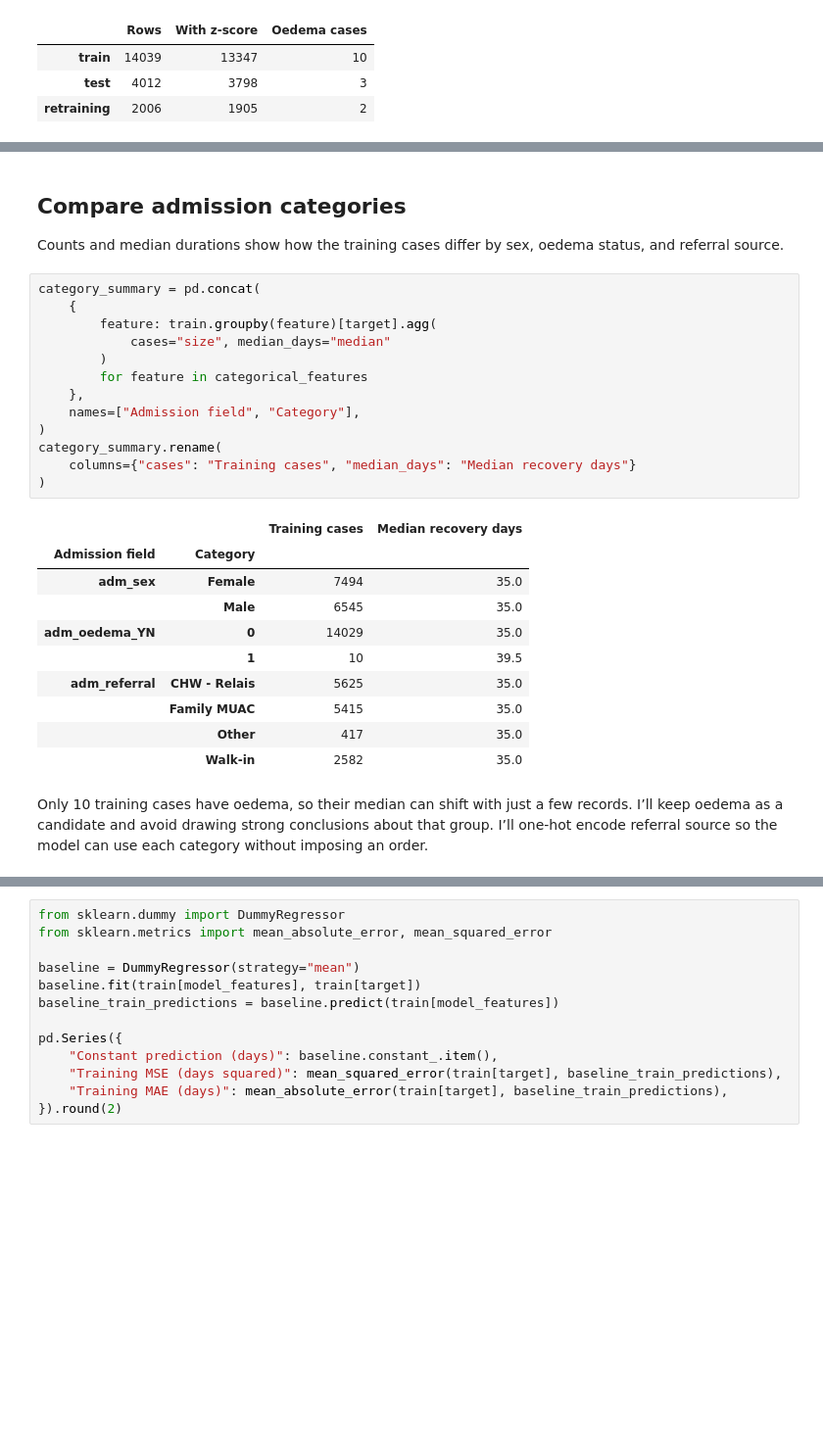
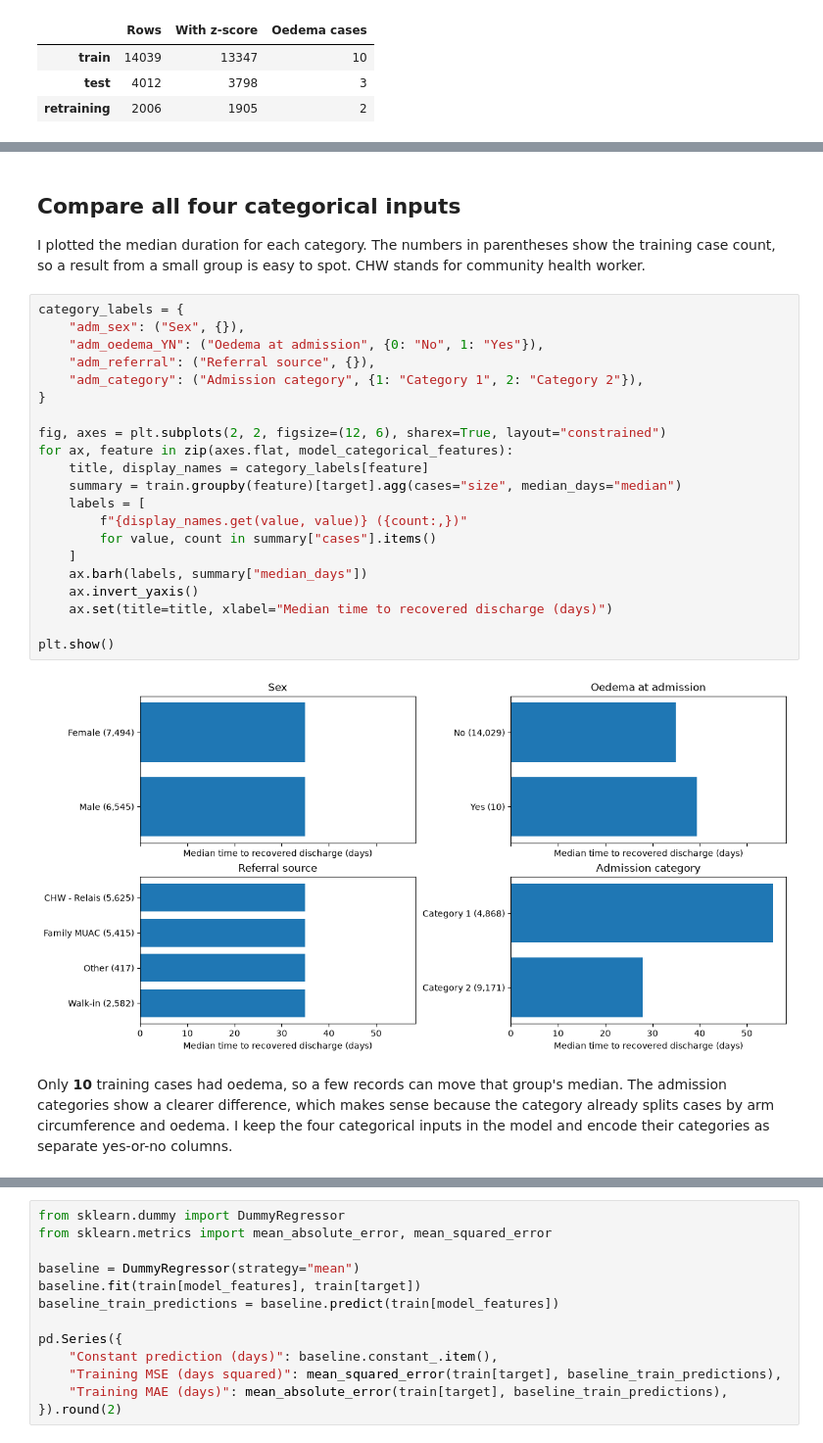
Before and after one commit to Mich-O/linear_regression_model, a Jupyter notebook: summative/linear_regression/multivariate.ipynb, the cells around one changed output, grey strips where cells are left out. Shown at 98% size. Saved outputs shown, nothing was run; the diff lists cells and outputs as text; blank space fills up the shorter version.

```diff
--- a/summative/linear_regression/multivariate.ipynb
+++ b/summative/linear_regression/multivariate.ipynb
@@ -171,31 +188,30 @@ MUAC has the strongest linear relationship with duration (r = -0.71). Smaller ad
 # %% [markdown]
-## Compare admission categories
+## Compare all four categorical inputs
 
-Counts and median durations show how the training cases differ by sex, oedema status, and referral source.
+I plotted the median duration for each category. The numbers in parentheses show the training case count, so a result from a small group is easy to spot. CHW stands for community health worker.
 # %%
-category_summary = pd.concat(
-    {
-        feature: train.groupby(feature)[target].agg(
-            cases="size", median_days="median"
-        )
-        for feature in categorical_features
-    },
-    names=["Admission field", "Category"],
-)
-category_summary.rename(
-    columns={"cases": "Training cases", "median_days": "Median recovery days"}
-)
+category_labels = {
+    "adm_sex": ("Sex", {}),
+    "adm_oedema_YN": ("Oedema at admission", {0: "No", 1: "Yes"}),
+    "adm_referral": ("Referral source", {}),
+    "adm_category": ("Admission category", {1: "Category 1", 2: "Category 2"}),
+}
+
+fig, axes = plt.subplots(2, 2, figsize=(12, 6), sharex=True, layout="constrained")
+for ax, feature in zip(axes.flat, model_categorical_features):
+    title, display_names = category_labels[feature]
+    summary = train.groupby(feature)[target].agg(cases="size", median_days="median")
+    labels = [
+        f"{display_names.get(value, value)} ({count:,})"
+        for value, count in summary["cases"].items()
+    ]
+    ax.barh(labels, summary["median_days"])
+    ax.invert_yaxis()
+    ax.set(title=title, xlabel="Median time to recovered discharge (days)")
+
+plt.show()
 # %% [output]
-|  |  | Training cases | Median recovery days |
-| Admission field | Category |  |  |
-| adm_sex | Female | 7494 | 35.0 |
-|  | Male | 6545 | 35.0 |
-| adm_oedema_YN | 0 | 14029 | 35.0 |
-|  | 1 | 10 | 39.5 |
-| adm_referral | CHW - Relais | 5625 | 35.0 |
-|  | Family MUAC | 5415 | 35.0 |
-|  | Other | 417 | 35.0 |
-|  | Walk-in | 2582 | 35.0 |
+[figure, added]
 # %% [markdown]
-Only 10 training cases have oedema, so their median can shift with just a few records. I’ll keep oedema as a candidate and avoid drawing strong conclusions about that group. I’ll one-hot encode referral source so the model can use each category without imposing an order.
+Only **10** training cases had oedema, so a few records can move that group's median. The admission categories show a clearer difference, which makes sense because the category already splits cases by arm circumference and oedema. I keep the four categorical inputs in the model and encode their categories as separate yes-or-no columns.
 # %% [markdown]
```
Also changed, not shown: parts of 27 cells of this notebook, 3 other files.
